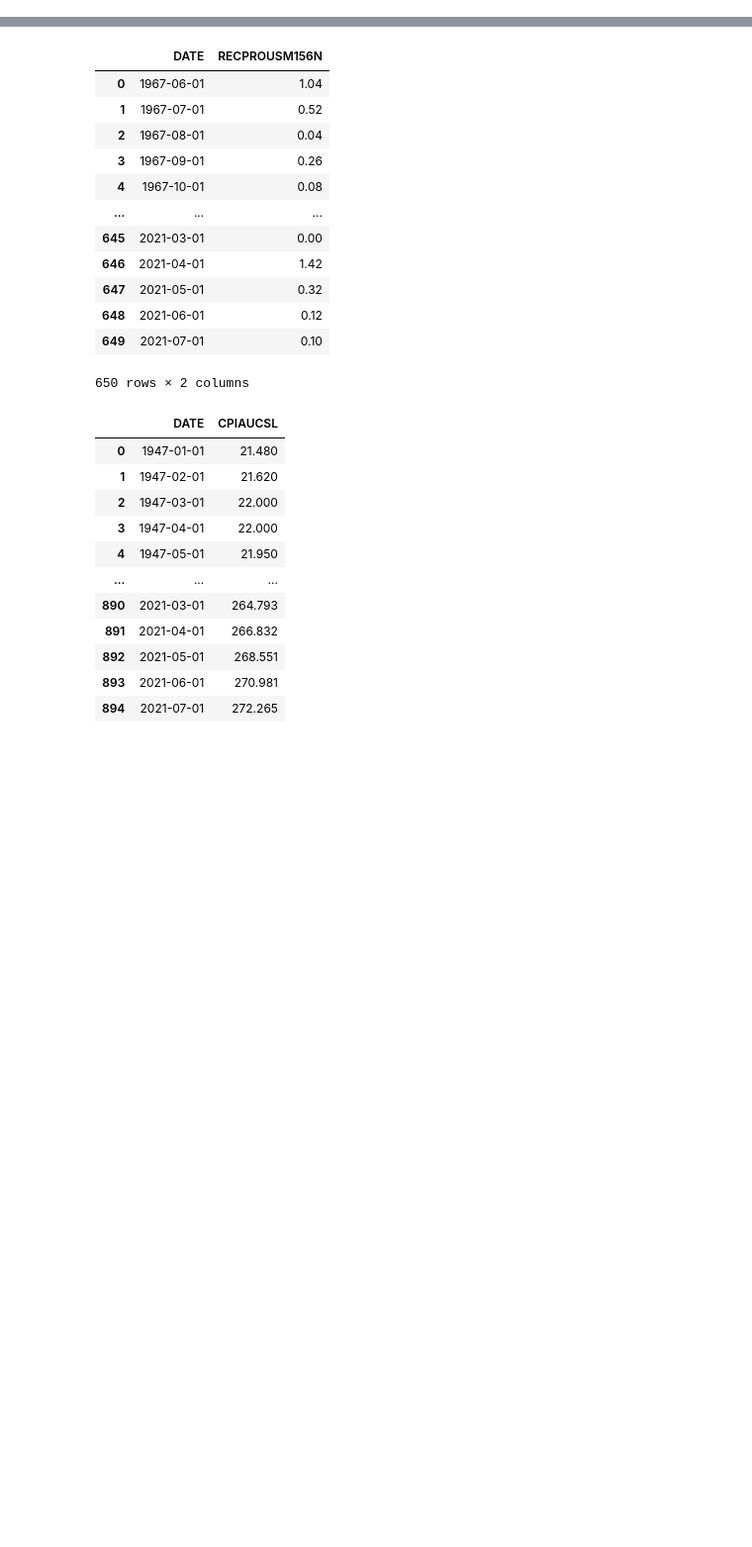
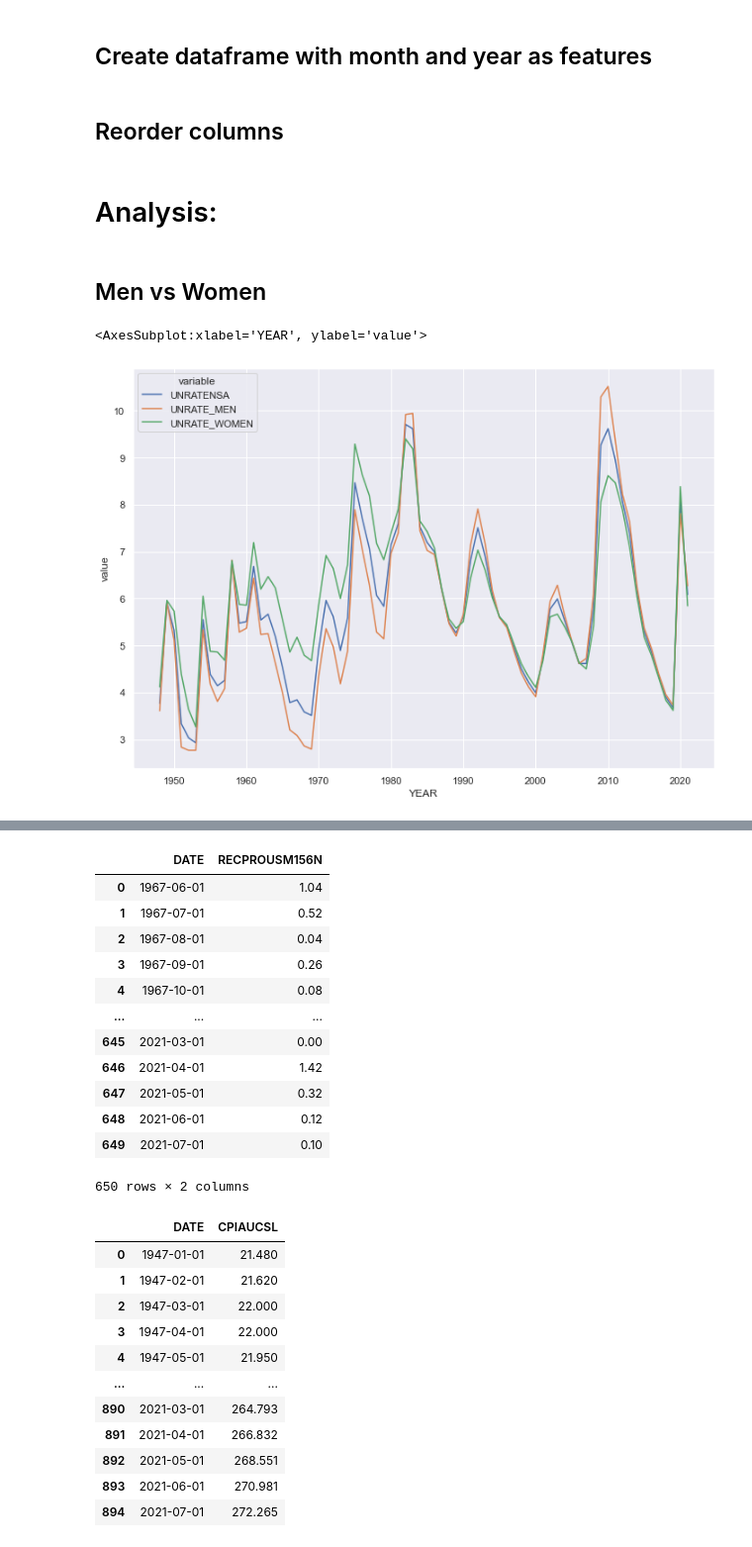
Before and after one commit to sthepauthasselback/SuRe-Thing, a Jupyter notebook: UNEMPLOYMENT_REGRESSION.ipynb, the cells around one changed output, grey strips where cells are left out. Shown at 99% size. Saved outputs shown, nothing was run; the diff lists cells and outputs as text; code cells hidden in the pictures; blank space fills up the shorter version.

```diff
--- a/UNEMPLOYMENT_REGRESSION.ipynb
+++ b/UNEMPLOYMENT_REGRESSION.ipynb
@@ -3,0 +36,25 @@ import numpy as np
+# %%
+#add variables for each demographic/industry and change number at the end to how many demographic/industries
+[unrate_women, unrate_men, unrate_aa, unrate_latino, unrate_white, unrate_asian, unrate_agr, unrate_cnstrct, unrate_lsr_hspt,
+unrate_mnfct, unrate_ed_hlth_svces, unrate_farm_fish_forest, unrate_fin, unrate_info, unrate_mgmt_fin_ops, unrate_mining_etc,
+unrate_natres_maint, unrate_office_admin, unrate_pro, unrate_pro_bus, unrate_prod, unrate_sales, unrate_self, unrate_svce,
+unrate_transp_util, unrate_whlsl_rtl] = [""] * 26
+
+#follow this format with additional demographics/industries
+features = [[unrate_women,"UNRATE_WOMEN.csv"], [unrate_men, "UNRATE_MEN.csv"], [unrate_aa,"UNRATE_AA.csv"],
+            [unrate_latino,"UNRATE_LATINO.csv"], [unrate_white, "UNRATE_WHITE.csv"],  [unrate_asian, "UNRATE_ASIAN.csv"],
+            #Industries!
+            [unrate_agr, 'UNRATE_AGR.csv'], [unrate_cnstrct, 'UNRATE_CNSTRCT.csv'], [unrate_lsr_hspt, 'UNRATE_LSR_HSPT.csv'],
+            [unrate_mnfct, 'UNRATE_MNFCT.csv'], [unrate_ed_hlth_svces, 'UNRATE_ED_HLTH_SVCES.csv'],
+            [unrate_farm_fish_forest, 'UNRATE_FARM_FISH_FOREST.csv'], [unrate_fin, 'UNRATE_FIN.csv'],
+            [unrate_info, 'UNRATE_INFO.csv'], [unrate_mgmt_fin_ops, 'UNRATE_MGMT_FIN_OPS.csv'],
+            [unrate_mining_etc, 'UNRATE_MINING_ETC.csv'], [unrate_natres_maint, 'UNRATE_NATRES_MAINT.csv'],
+            [unrate_office_admin, 'UNRATE_OFFICE_ADMIN.csv'], [unrate_pro, 'UNRATE_PRO.csv'],
+            [unrate_pro_bus, 'UNRATE_PRO_BUS.csv'], [unrate_prod, 'UNRATE_PROD.csv'], [unrate_sales, 'UNRATE_SALES.csv'],
+            [unrate_self, 'UNRATE_SELF.csv'], [unrate_svce, 'UNRATE_SVCE.csv'], [unrate_transp_util, 'UNRATE_TRANSP_UTIL.csv'],
+            [unrate_whlsl_rtl, 'UNRATE_WHLSL_RTL.csv']]
+# %%
+for index in range(len(features)):
+    features[index][0] = pd.read_csv(features[index][1])
+    features[index][0] = features[index][0].rename(columns = {features[index][0].columns[1]: features[index][1][:-4]})
+    unrate_all = pd.merge(unrate_all, features[index][0], how="outer")
@@ -3,0 +105,30 @@ import numpy as np
+# %% [markdown]
+## Create dataframe with month and year as features
+# %%
+unrate_all['DATE'] = pd.to_datetime(unrate_all['DATE'])
+unrate_all_date = unrate_all.copy()
+unrate_all_date['YEAR'] = unrate_all_date['DATE'].dt.year
+unrate_all_date["MONTH"]= unrate_all_date['DATE'].dt.month
+# %% [markdown]
+## Reorder columns
+# %%
+unrate_all_date = unrate_all_date.reindex(columns = ['DATE', 'YEAR', 'MONTH', 'UNRATENSA', 'UNRATE_WOMEN', 'UNRATE_MEN',
+                                                     'UNRATE_AA','UNRATE_LATINO', 'UNRATE_WHITE', 'UNRATE_ASIAN',
+                                                     'UNRATE_AGR','UNRATE_CNSTRCT', 'UNRATE_LSR_HSPT', 'UNRATE_MNFCT',
+                                                     'UNRATE_ED_HLTH_SVCES', 'UNRATE_FARM_FISH_FOREST', 'UNRATE_FIN',
+                                                     'UNRATE_INFO', 'UNRATE_MGMT_FIN_OPS', 'UNRATE_MINING_ETC',
+                                                     'UNRATE_NATRES_MAINT', 'UNRATE_OFFICE_ADMIN', 'UNRATE_PRO',
+                                                     'UNRATE_PRO_BUS', 'UNRATE_PROD', 'UNRATE_SALES', 'UNRATE_SELF',
+                                                     'UNRATE_SVCE', 'UNRATE_TRANSP_UTIL', 'UNRATE_WHLSL_RTL'])
+# %% [markdown]
+# Analysis:
+# %% [markdown]
+## Men vs Women
+# %%
+men_and_women = unrate_all_date[['YEAR', "UNRATENSA", "UNRATE_MEN", "UNRATE_WOMEN"]].groupby("YEAR").mean().reset_index()
+sns.set(rc={'figure.figsize':(11.7,8.27)})
+sns.lineplot(x='YEAR', y='value', hue='variable',
+             data=pd.melt(men_and_women, ['YEAR']))
+# %% [output]
+<AxesSubplot:xlabel='YEAR', ylabel='value'>
+[figure, added]
```
Also changed, not shown: parts of 16 cells of this notebook, 31 other files.
